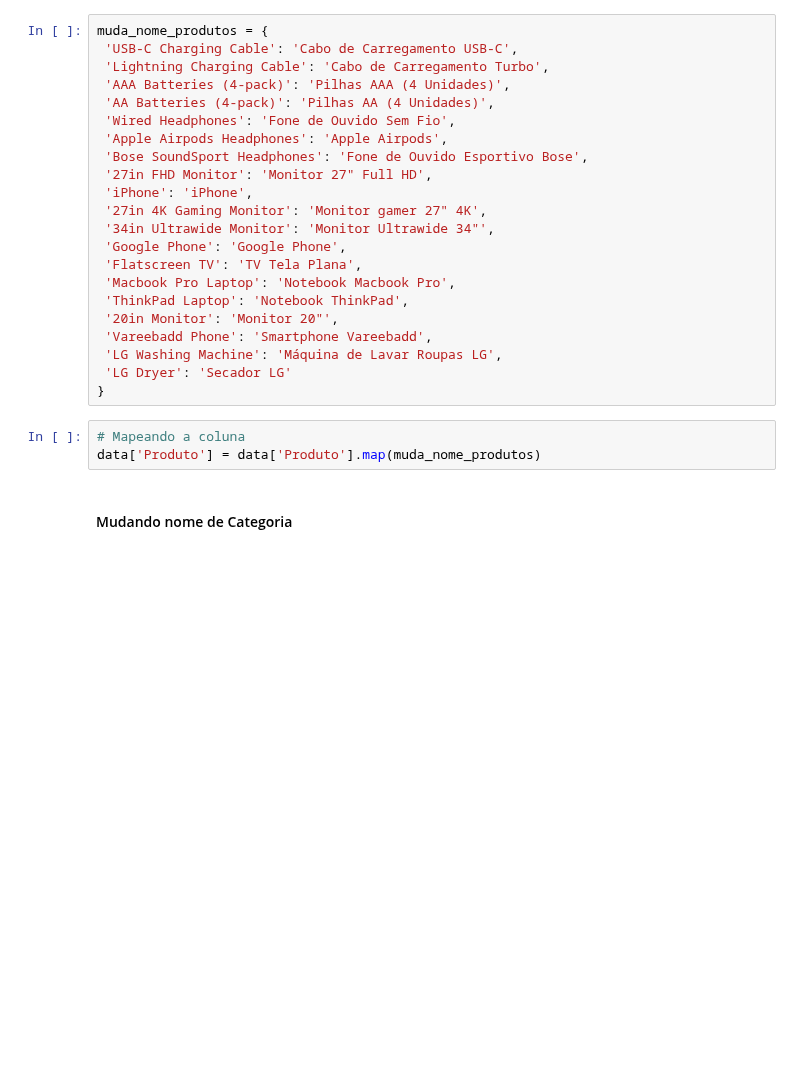
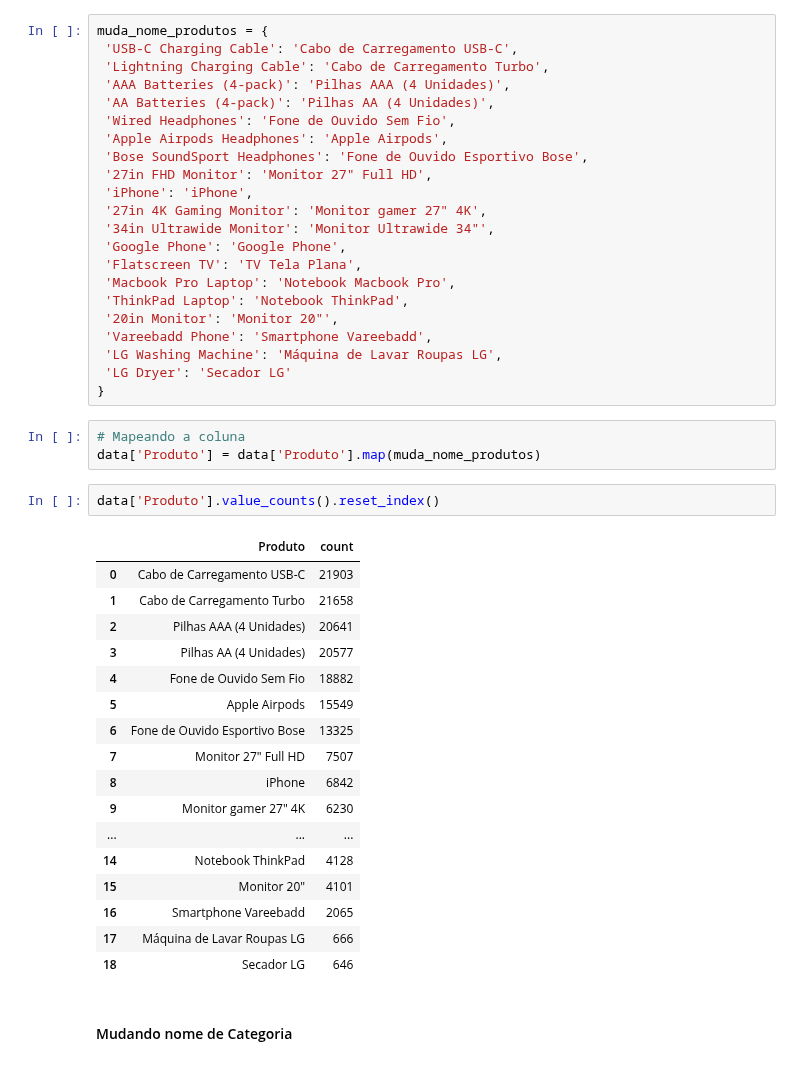
Before and after one commit to alyssonmontovanelli/analise_Previsao_Vendas_varejo, a Jupyter notebook: EDA/01_Engenharia_Atributos.ipynb, the cells around one changed output. Saved outputs shown, nothing was run; the diff lists cells and outputs as text; blank space fills up the shorter version.

```diff
--- a/EDA/01_Engenharia_Atributos.ipynb
+++ b/EDA/01_Engenharia_Atributos.ipynb
@@ -152,6 +184,26 @@ muda_nome_produtos = {
 # %%
 # Mapeando a coluna
 data['Produto'] = data['Produto'].map(muda_nome_produtos)
+# %%
+data['Produto'].value_counts().reset_index()
+# %% [output]
+|  | Produto | count |
+| 0 | Cabo de Carregamento USB-C | 21903 |
+| 1 | Cabo de Carregamento Turbo | 21658 |
+| 2 | Pilhas AAA (4 Unidades) | 20641 |
+| 3 | Pilhas AA (4 Unidades) | 20577 |
+| 4 | Fone de Ouvido Sem Fio | 18882 |
+| 5 | Apple Airpods | 15549 |
+| 6 | Fone de Ouvido Esportivo Bose | 13325 |
+| 7 | Monitor 27" Full HD | 7507 |
+| 8 | iPhone | 6842 |
+| 9 | Monitor gamer 27" 4K | 6230 |
+| ... | ... | ... |
+| 14 | Notebook ThinkPad | 4128 |
+| 15 | Monitor 20" | 4101 |
+| 16 | Smartphone Vareebadd | 2065 |
+| 17 | Máquina de Lavar Roupas LG | 666 |
+| 18 | Secador LG | 646 |
 # %% [markdown]
 #### Mudando nome de Categoria
 # %%
```
Also changed, not shown: parts of 4 cells of this notebook.
